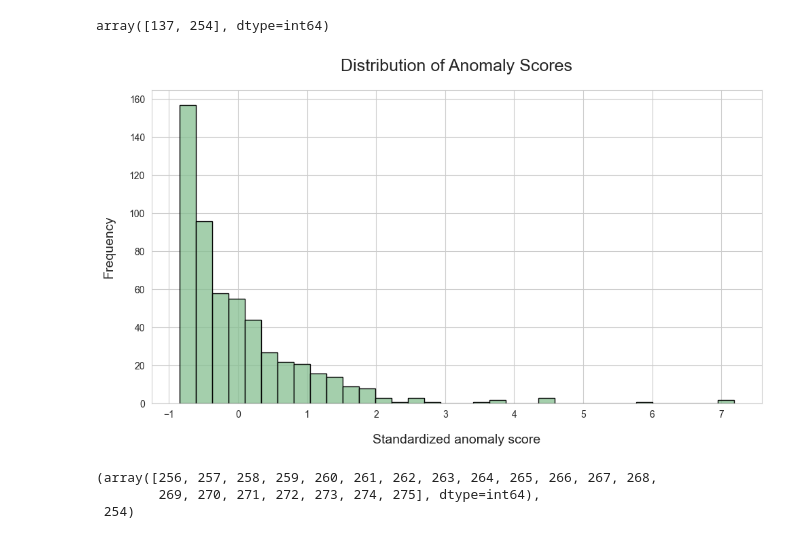
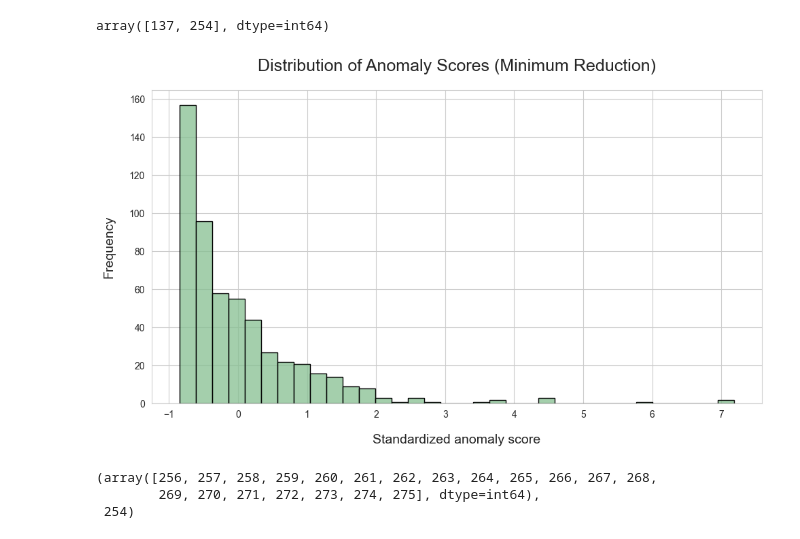
Before and after one commit to AmroAbdrabo/application-of-online-anomaly-detection-using-one-class-classification-to-z24, a Jupyter notebook: Chapter3-ActiveLearning/Streaming-AL/River/river_experiments.ipynb, the cells around one changed output. Drawn from its saved outputs; the diff is of its cells as text; code cells hidden in the pictures.

```diff
--- a/Chapter3-ActiveLearning/Streaming-AL/River/river_experiments.ipynb
+++ b/Chapter3-ActiveLearning/Streaming-AL/River/river_experiments.ipynb
@@ -295,9 +298,9 @@ np.where(n_res > 6)[0]
 [figure]
 array([137, 254], dtype=int64)
 # %%
-plot_distribution(n_res, 'Distribution of Anomaly Scores')
+plot_distribution(n_res, 'Distribution of Anomaly Scores (Minimum Reduction)')
 # %% [output]
-[figure, old version]
+[figure, new version]
 # %%
 np.where(y_train == 1)[0][0:20], \
 np.argmax(result)
```
Also changed, not shown: parts of 22 cells of this notebook.
